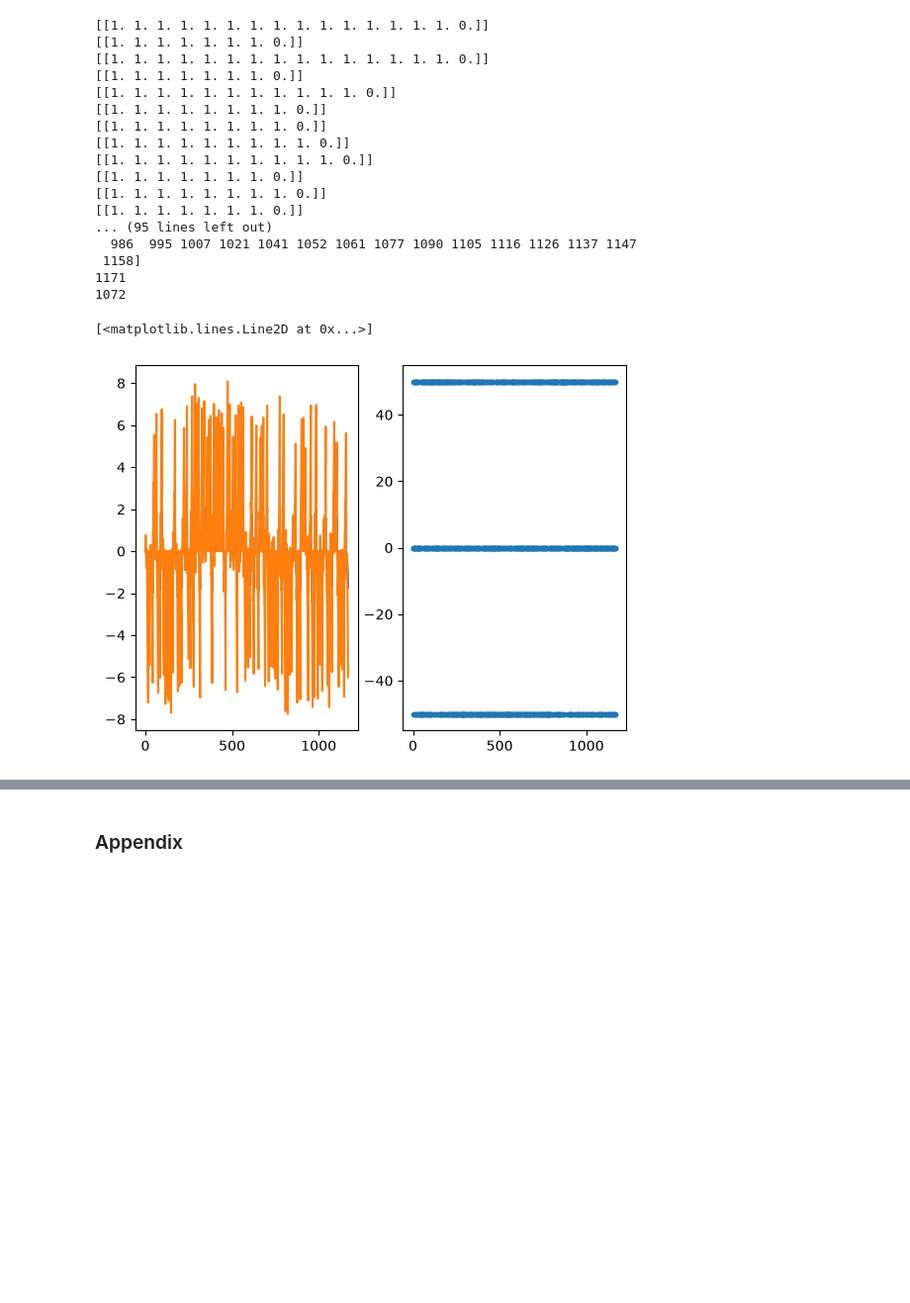
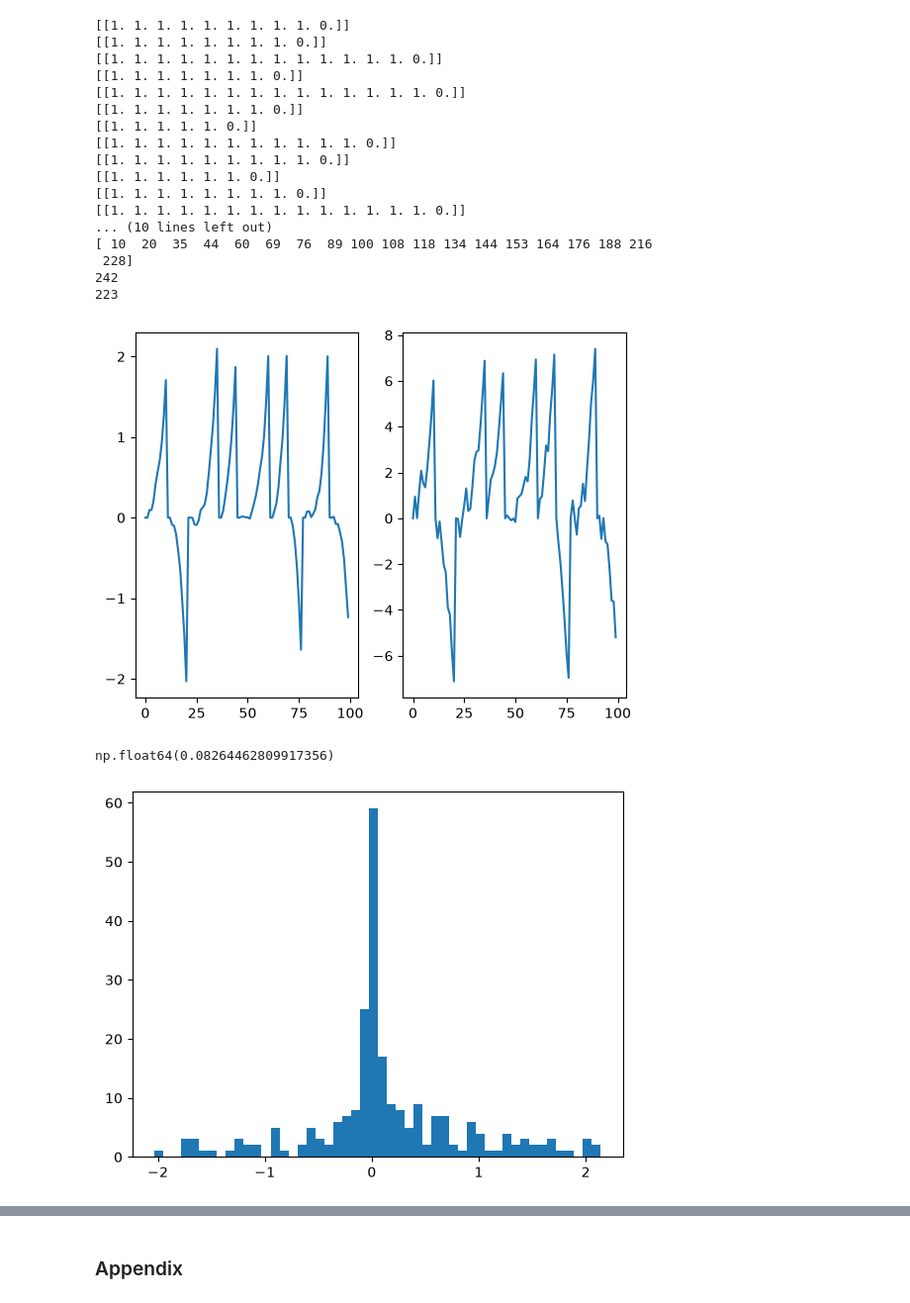
Before and after one commit to chaeyunkimm/dissertation, a Jupyter notebook: rl_pendulum_discrete_test.ipynb, the cells around one changed output, grey strips where cells are left out. Shown at 99% size. Cells and saved outputs as stored; diff of their text form; code cells hidden in the pictures; blank space fills up the shorter version.

```diff
--- a/rl_pendulum_discrete_test.ipynb
+++ b/rl_pendulum_discrete_test.ipynb
@@ -13,7 +13,7 @@ from rl_code.lspi import LSPI
 
 from src.qbvine import qb_conditional_vine, splitdiscrete_qb_conditional_vines
 # %%
-n_episodes, sim_len, n_eval, n_stop_modelupdate = 10, 1000, 100, 25
+n_episodes, sim_len, n_eval, n_stop_modelupdate = 10, 1000, 20, 25
 true_param = np.array([9.8, 2.0, 8.0, 0.5,10.0, 0.1])
 true_pendulum = pendulum(true_param)
 my_lspi = LSPI(true_pendulum, sim_len, None)
@@ -48,23 +48,23 @@ print(episode_ends)
 print(len(all_a))
 print(len(all_a)-len(episode_ends))
 # %% [output]
-[[1. 1. 1. 1. 1. 1. 1. 1. 1. 1. 1. 1. 1. 1. 1. 0.]]
+[[1. 1. 1. 1. 1. 1. 1. 1. 1. 0.]]
+[[1. 1. 1. 1. 1. 1. 1. 1. 0.]]
+[[1. 1. 1. 1. 1. 1. 1. 1. 1. 1. 1. 1. 1. 0.]]
 [[1. 1. 1. 1. 1. 1. 1. 0.]]
-[[1. 1. 1. 1. 1. 1. 1. 1. 1. 1. 1. 1. 1. 1. 1. 0.]]
+[[1. 1. 1. 1. 1. 1. 1. 1. 1. 1. 1. 1. 1. 1. 0.]]
 [[1. 1. 1. 1. 1. 1. 1. 0.]]
+[[1. 1. 1. 1. 1. 0.]]
 [[1. 1. 1. 1. 1. 1. 1. 1. 1. 1. 1. 0.]]
+[[1. 1. 1. 1. 1. 1. 1. 1. 1. 0.]]
+[[1. 1. 1. 1. 1. 1. 0.]]
 [[1. 1. 1. 1. 1. 1. 1. 1. 0.]]
-[[1. 1. 1. 1. 1. 1. 1. 1. 0.]]
-[[1. 1. 1. 1. 1. 1. 1. 1. 1. 0.]]
-[[1. 1. 1. 1. 1. 1. 1. 1. 1. 1. 0.]]
-[[1. 1. 1. 1. 1. 1. 1. 0.]]
-[[1. 1. 1. 1. 1. 1. 1. 1. 0.]]
-[[1. 1. 1. 1. 1. 1. 1. 0.]]
-... (95 lines left out)
-  986  995 1007 1021 1041 1052 1061 1077 1090 1105 1116 1126 1137 1147
- 1158]
-1171
-1072
+[[1. 1. 1. 1. 1. 1. 1. 1. 1. 1. 1. 1. 1. 1. 0.]]
+... (10 lines left out)
+[ 10  20  35  44  60  69  76  89 100 108 118 134 144 153 164 176 188 216
+ 228]
+242
+223
 # %%
 # n_episodes, sim_len, n_eval, n_stop_modelupdate = 10, 1000, 5, 25
 # true_param = np.array([9.8, 2.0, 8.0, 0.5,10.0, 0.1])
@@ -83,10 +83,15 @@ print(len(all_a)-len(episode_ends))
 # all_s2 = eval_s2
 # %%
 fig, ax = plt.subplots(1,2)
-ax[0].plot(all_s)
-ax[1].plot(all_a, '.')
+ax[0].plot(all_s[:100,0])
+ax[1].plot(all_s[:100,1])
+plt.show()
+plt.hist(all_s[:,0], bins=50)
+
+np.sum(np.abs(all_s[:,0])>np.pi/2)/len(all_a)
 # %% [output]
+[figure, new version]
-[<matplotlib.lines.Line2D at 0x...>]
+np.float64(0.08264462809917356)
-[figure, old version]
+[figure, added]
 # %%
 class pendulum_vines:
```
Also changed, not shown: parts of 8 cells of this notebook, 14 other files.
